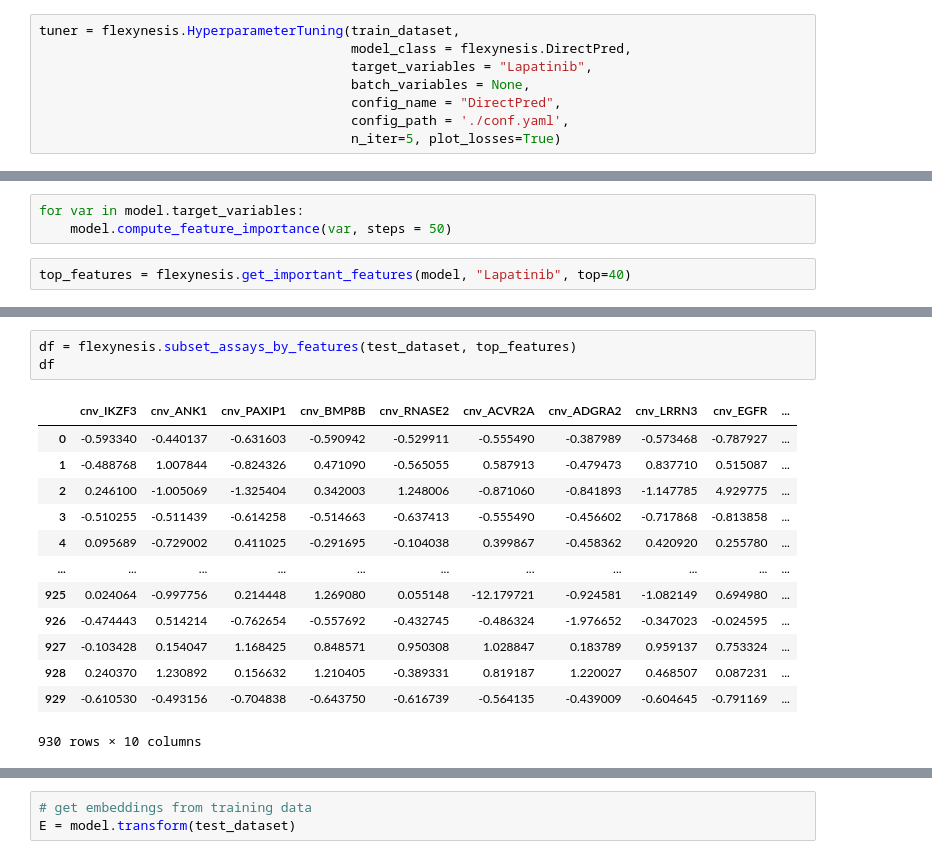
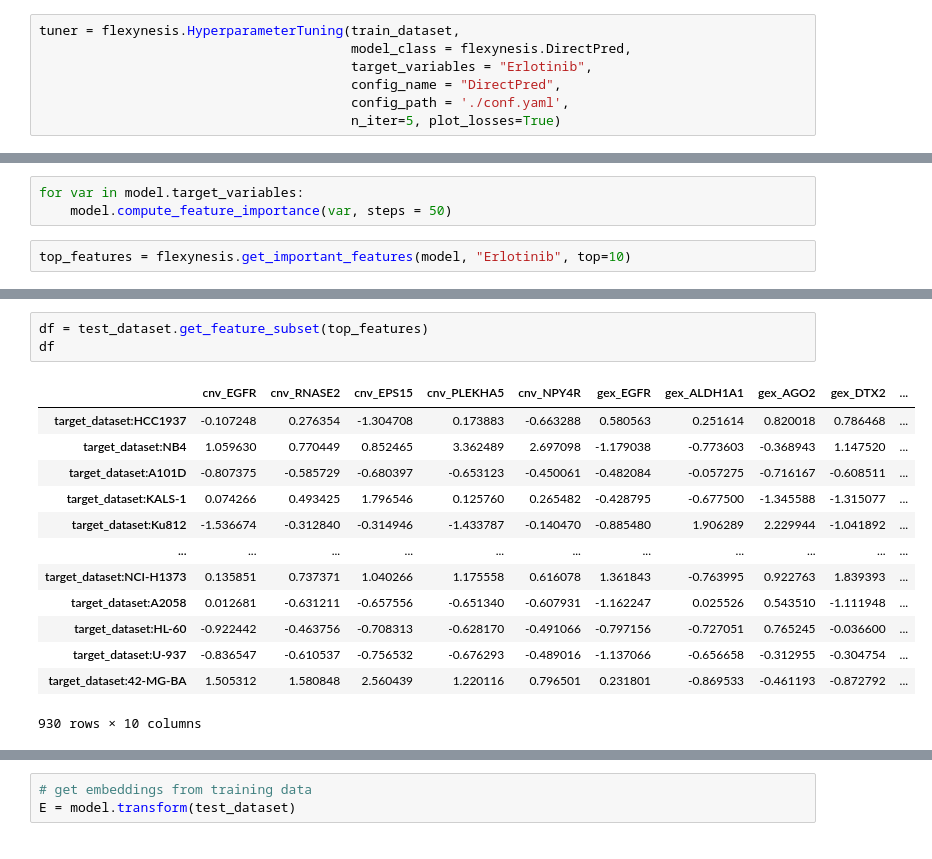
Before and after one commit to BIMSBbioinfo/flexynesis, a Jupyter notebook: examples/tutorials/modeling_drug_response.ipynb, the cells around one changed output, grey strips where cells are left out. Cells and saved outputs as stored; diff of their text form.

```diff
--- a/examples/tutorials/modeling_drug_response.ipynb
+++ b/examples/tutorials/modeling_drug_response.ipynb
@@ -51,8 +51,7 @@ dict_keys(['Crizotinib', 'Erlotinib', 'Irinotecan', 'Lapatinib', 'Nilotinib', 'P
 # %%
 tuner = flexynesis.HyperparameterTuning(train_dataset,
                                         model_class = flexynesis.DirectPred,
-                                        target_variables = "Lapatinib",
-                                        batch_variables = None,
+                                        target_variables = "Erlotinib",
                                         config_name = "DirectPred",
                                         config_path = './conf.yaml',
                                         n_iter=5, plot_losses=True)
@@ -101,4 +80,4 @@ metrics_df
 for var in model.target_variables:
     model.compute_feature_importance(var, steps = 50)
 # %%
-top_features = flexynesis.get_important_features(model, "Lapatinib", top=40)
+top_features = flexynesis.get_important_features(model, "Erlotinib", top=10)
@@ -127,18 +98,18 @@ NameError: name 'df' is not defined
 # %%
-df = flexynesis.subset_assays_by_features(test_dataset, top_features)
+df = test_dataset.get_feature_subset(top_features)
 df
 # %% [output]
-|  | cnv_IKZF3 | cnv_ANK1 | cnv_PAXIP1 | cnv_BMP8B | cnv_RNASE2 | cnv_ACVR2A | cnv_ADGRA2 | cnv_LRRN3 | cnv_EGFR | ... |
-| 0 | -0.593340 | -0.440137 | -0.631603 | -0.590942 | -0.529911 | -0.555490 | -0.387989 | -0.573468 | -0.787927 | ... |
-| 1 | -0.488768 | 1.007844 | -0.824326 | 0.471090 | -0.565055 | 0.587913 | -0.479473 | 0.837710 | 0.515087 | ... |
-| 2 | 0.246100 | -1.005069 | -1.325404 | 0.342003 | 1.248006 | -0.871060 | -0.841893 | -1.147785 | 4.929775 | ... |
-| 3 | -0.510255 | -0.511439 | -0.614258 | -0.514663 | -0.637413 | -0.555490 | -0.456602 | -0.717868 | -0.813858 | ... |
-| 4 | 0.095689 | -0.729002 | 0.411025 | -0.291695 | -0.104038 | 0.399867 | -0.458362 | 0.420920 | 0.255780 | ... |
+|  | cnv_EGFR | cnv_RNASE2 | cnv_EPS15 | cnv_PLEKHA5 | cnv_NPY4R | gex_EGFR | gex_ALDH1A1 | gex_AGO2 | gex_DTX2 | ... |
+| target_dataset:HCC1937 | -0.107248 | 0.276354 | -1.304708 | 0.173883 | -0.663288 | 0.580563 | 0.251614 | 0.820018 | 0.786468 | ... |
+| target_dataset:NB4 | 1.059630 | 0.770449 | 0.852465 | 3.362489 | 2.697098 | -1.179038 | -0.773603 | -0.368943 | 1.147520 | ... |
+| target_dataset:A101D | -0.807375 | -0.585729 | -0.680397 | -0.653123 | -0.450061 | -0.482084 | -0.057275 | -0.716167 | -0.608511 | ... |
+| target_dataset:KALS-1 | 0.074266 | 0.493425 | 1.796546 | 0.125760 | 0.265482 | -0.428795 | -0.677500 | -1.345588 | -1.315077 | ... |
+| target_dataset:Ku812 | -1.536674 | -0.312840 | -0.314946 | -1.433787 | -0.140470 | -0.885480 | 1.906289 | 2.229944 | -1.041892 | ... |
 | ... | ... | ... | ... | ... | ... | ... | ... | ... | ... | ... |
-| 925 | 0.024064 | -0.997756 | 0.214448 | 1.269080 | 0.055148 | -12.179721 | -0.924581 | -1.082149 | 0.694980 | ... |
-| 926 | -0.474443 | 0.514214 | -0.762654 | -0.557692 | -0.432745 | -0.486324 | -1.976652 | -0.347023 | -0.024595 | ... |
-| 927 | -0.103428 | 0.154047 | 1.168425 | 0.848571 | 0.950308 | 1.028847 | 0.183789 | 0.959137 | 0.753324 | ... |
-| 928 | 0.240370 | 1.230892 | 0.156632 | 1.210405 | -0.389331 | 0.819187 | 1.220027 | 0.468507 | 0.087231 | ... |
-| 929 | -0.610530 | -0.493156 | -0.704838 | -0.643750 | -0.616739 | -0.564135 | -0.439009 | -0.604645 | -0.791169 | ... |
+| target_dataset:NCI-H1373 | 0.135851 | 0.737371 | 1.040266 | 1.175558 | 0.616078 | 1.361843 | -0.763995 | 0.922763 | 1.839393 | ... |
+| target_dataset:A2058 | 0.012681 | -0.631211 | -0.657556 | -0.651340 | -0.607931 | -1.162247 | 0.025526 | 0.543510 | -1.111948 | ... |
+| target_dataset:HL-60 | -0.922442 | -0.463756 | -0.708313 | -0.628170 | -0.491066 | -0.797156 | -0.727051 | 0.765245 | -0.036600 | ... |
+| target_dataset:U-937 | -0.836547 | -0.610537 | -0.756532 | -0.676293 | -0.489016 | -1.137066 | -0.656658 | -0.312955 | -0.304754 | ... |
+| target_dataset:42-MG-BA | 1.505312 | 1.580848 | 2.560439 | 1.220116 | 0.796501 | 0.231801 | -0.869533 | -0.461193 | -0.872792 | ... |
 930 rows × 10 columns
 # %%
```
Also changed, not shown: parts of 16 cells of this notebook.
